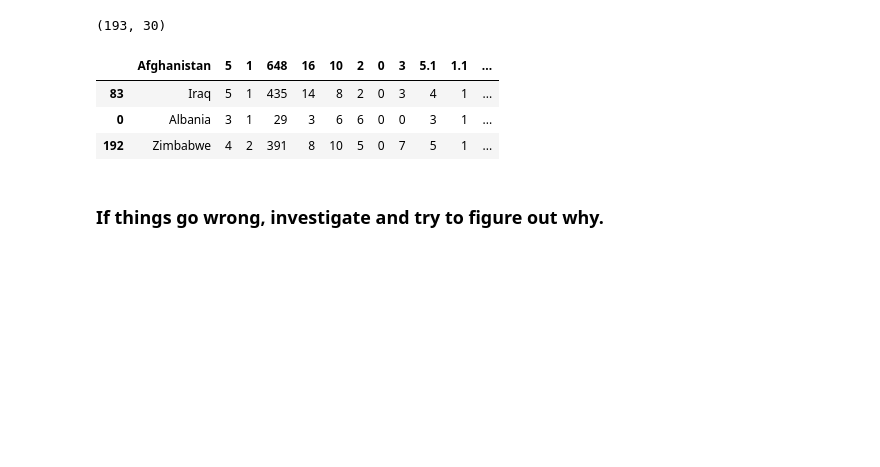
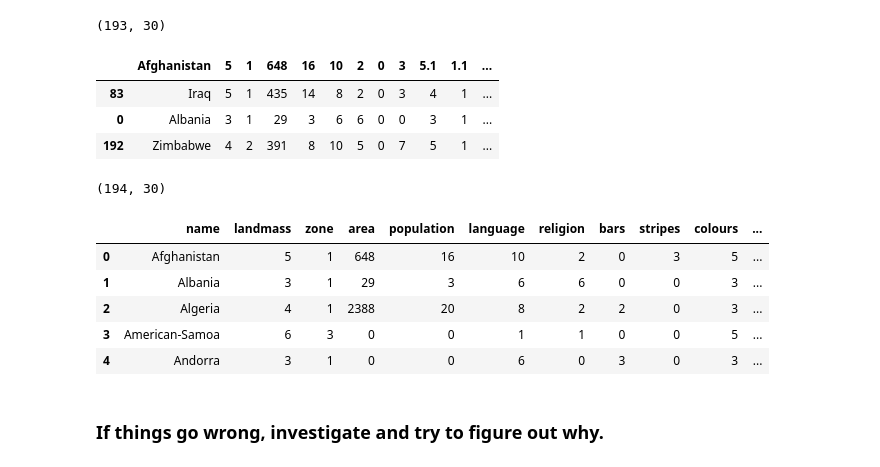
Before and after one commit to daniela500/DS-Unit-1-Sprint-1-Data-Wrangling-and-Storytelling, a Jupyter notebook: module1-exploratory-data-analysis/LS_DS_111_Exploratory_Data_Analysis.ipynb, the cells around one changed output. Saved outputs shown, nothing was run; the diff lists cells and outputs as text; code cells hidden in the pictures; blank space fills up the shorter version.

```diff
--- a/module1-exploratory-data-analysis/LS_DS_111_Exploratory_Data_Analysis.ipynb
+++ b/module1-exploratory-data-analysis/LS_DS_111_Exploratory_Data_Analysis.ipynb
@@ -179,6 +161,26 @@ flags.sample(3)
 | 83 | Iraq | 5 | 1 | 435 | 14 | 8 | 2 | 0 | 3 | 4 | 1 | ... |
 | 0 | Albania | 3 | 1 | 29 | 3 | 6 | 6 | 0 | 0 | 3 | 1 | ... |
 | 192 | Zimbabwe | 4 | 2 | 391 | 8 | 10 | 5 | 0 | 7 | 5 | 1 | ... |
+# %%
+column_headers = ['name','landmass','zone','area','population','language','religion',
+'bars','stripes','colours','red','green','blue','gold','white','black','orange',
+'mainhue','circles','crosses','saltires','quarters','sunstars','crescent',
+'triangle','icon','animate','text','topleft','botright']
+# %%
+flags = pd.read_csv(flag_data_url, header=None, names=column_headers)
+# %%
+flags.shape
+# %% [output]
+(194, 30)
+# %%
+flags.head()
+# %% [output]
+|  | name | landmass | zone | area | population | language | religion | bars | stripes | colours | ... |
+| 0 | Afghanistan | 5 | 1 | 648 | 16 | 10 | 2 | 0 | 3 | 5 | ... |
+| 1 | Albania | 3 | 1 | 29 | 3 | 6 | 6 | 0 | 0 | 3 | ... |
+| 2 | Algeria | 4 | 1 | 2388 | 20 | 8 | 2 | 2 | 0 | 3 | ... |
+| 3 | American-Samoa | 6 | 3 | 0 | 0 | 1 | 1 | 0 | 0 | 5 | ... |
+| 4 | Andorra | 3 | 1 | 0 | 0 | 6 | 0 | 3 | 0 | 3 | ... |
 # %% [markdown]
 ### If things go wrong, investigate and try to figure out why.
 # %%
```
Also changed, not shown: parts of 2 cells of this notebook.
